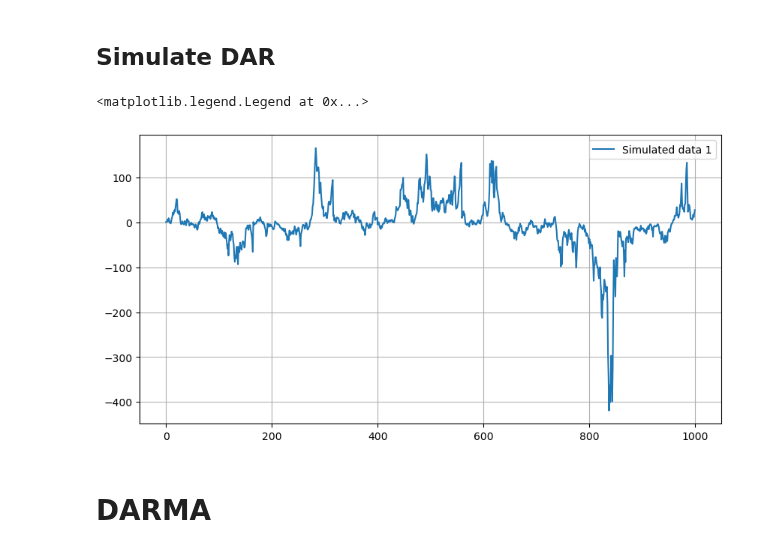
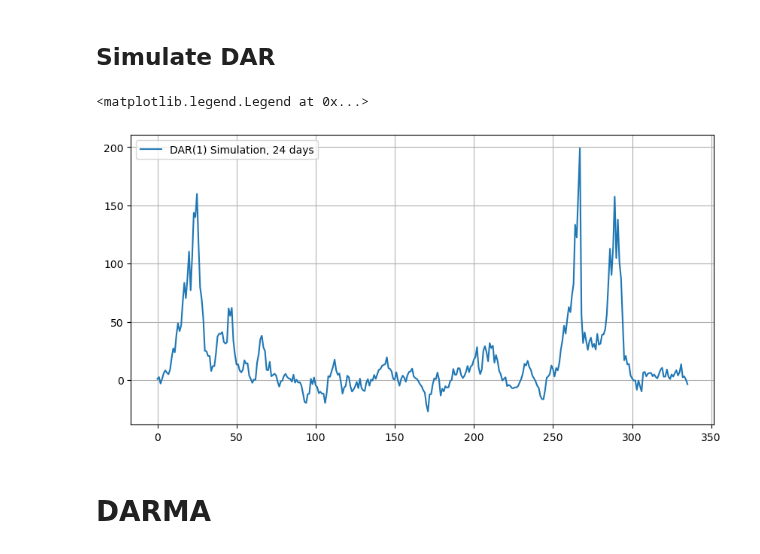
Before and after one commit to peterravn/Seminar-Adv-Finance, a Jupyter notebook: Emil Gøgl/DARMA.ipynb, the cells around one changed output. Drawn from its saved outputs; the diff is of its cells as text; code cells hidden in the pictures.

```diff
--- a/Emil Gøgl/DARMA.ipynb
+++ b/Emil Gøgl/DARMA.ipynb
@@ -80,19 +106,19 @@ def DAR_sim(parameters, T, set_seed):
 # %%
 rho_sim = 1
 omega_sim = 20
 alpha_sim = 0.1
-T_sim = 1000
+T_sim = 14*24
 
 parameters_sim = rho_sim, omega_sim, alpha_sim
-DAR_simulated = DAR_sim(parameters_sim, T = T_sim, set_seed = 422413)
+DAR_simulated = DAR_sim(parameters_sim, T = T_sim, set_seed = 425222413)
 
 plt.figure(figsize=(10, 5))  # Set the figure size
-plt.plot(DAR_simulated, label='Simulated data 1')
+plt.plot(DAR_simulated, label='DAR(1) Simulation, 24 days')
 plt.grid()
 plt.legend()
 # %% [output]
 <matplotlib.legend.Legend at 0x...>
-[figure, old version]
+[figure, new version]
 # %% [markdown]
 # DARMA
 # %% [markdown]
```
Also changed, not shown: parts of 5 cells of this notebook, 23 other files.
